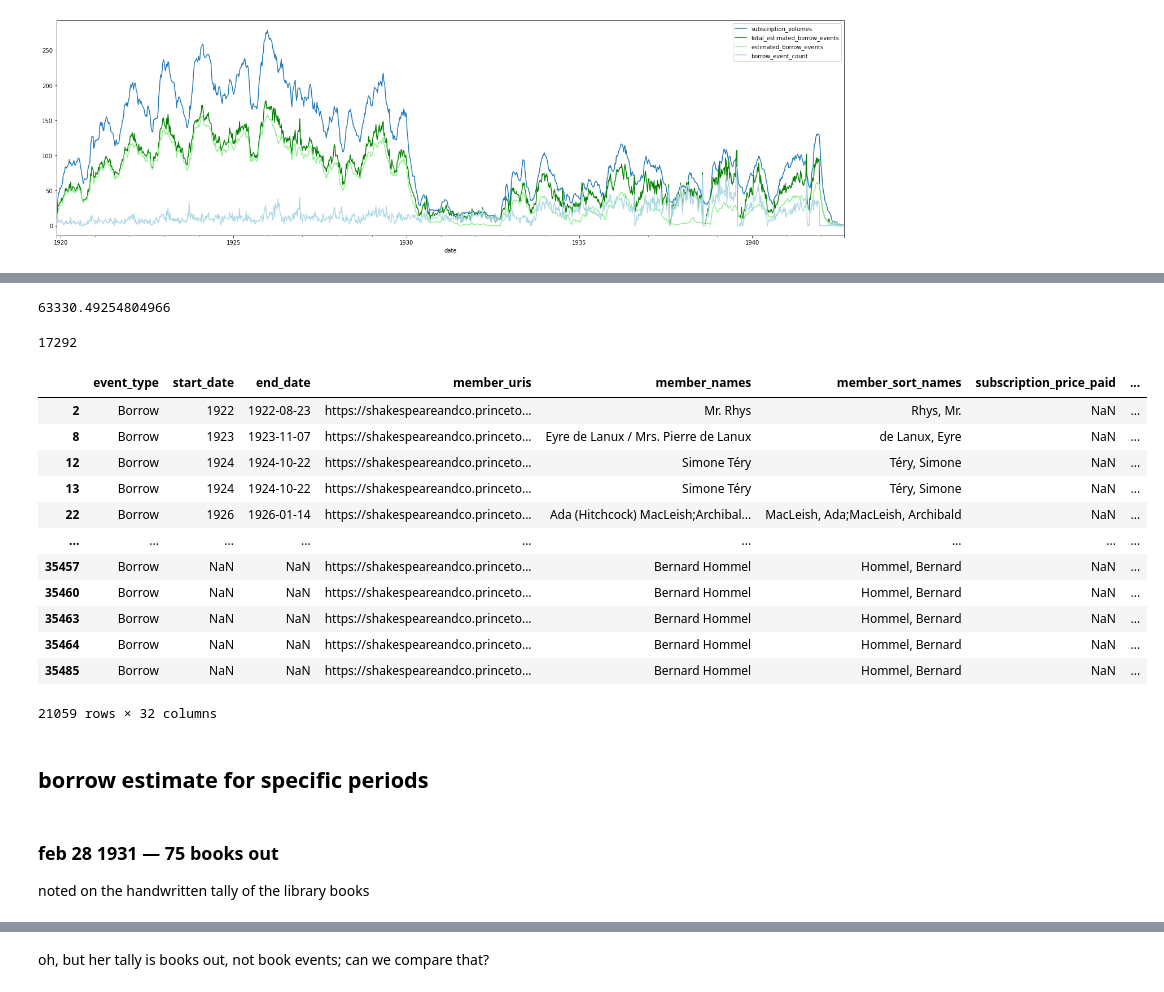
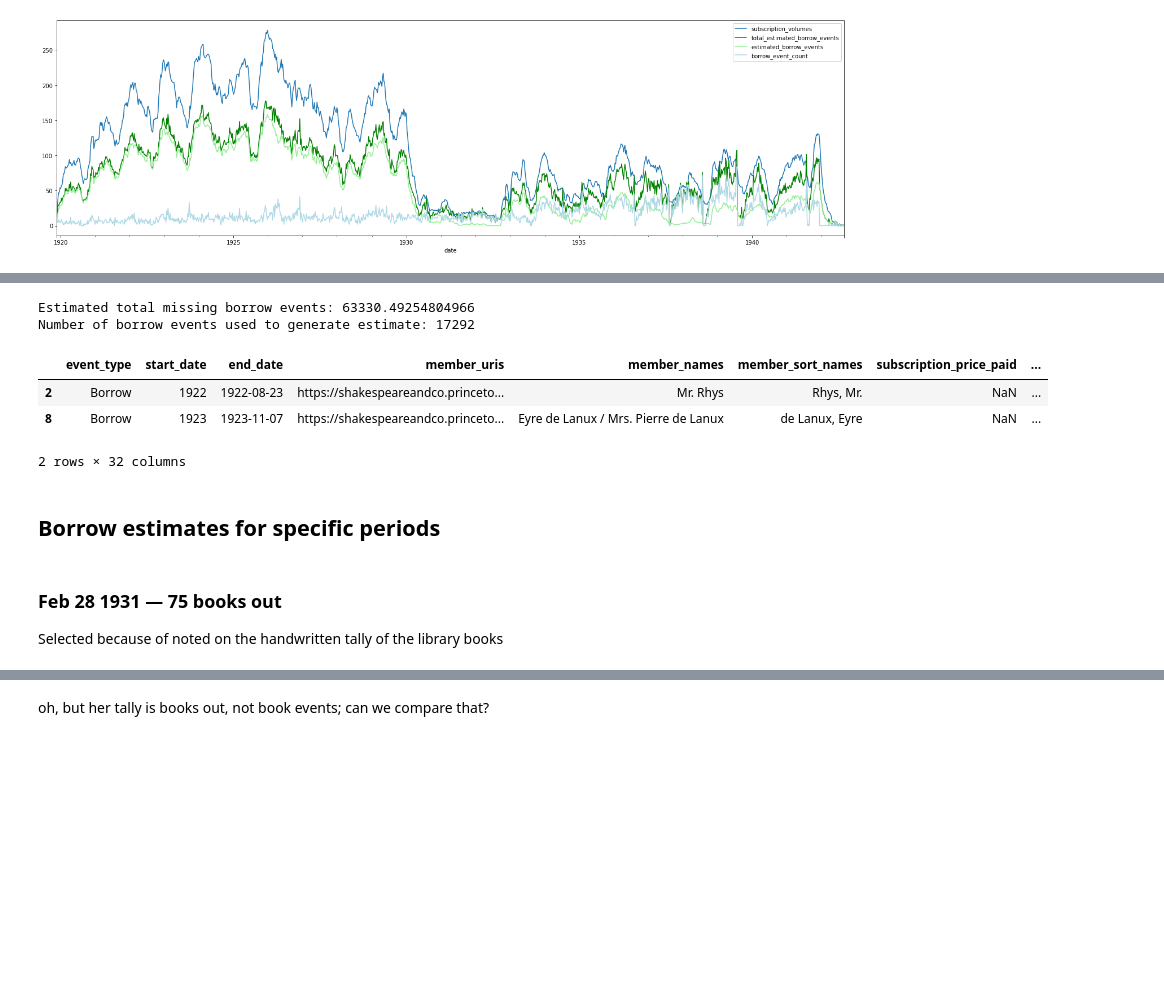
Before and after one commit to rlskoeser/shxco-missingdata-specreading, a Jupyter notebook: missing_data/ScoMissingBorrowingActivity.ipynb, the cells around one changed output, grey strips where cells are left out. Drawn from its saved outputs; the diff is of its cells as text; code cells hidden in the pictures; blank space fills up the shorter version.

```diff
--- a/missing_data/ScoMissingBorrowingActivity.ipynb
+++ b/missing_data/ScoMissingBorrowingActivity.ipynb
@@ -38 +18,4 @@ events_df["item_id"] = events_df.item_uri.apply(
+# %%
+events_df, members_df, _, _  = load_initial_data()
+events_df = process_events_data(events_df)
 # %% [markdown]
@@ -594,38 +603,28 @@ borrowing_weekly[['date', 'borrow_event_count', 'estimated_borrow_events']].plot
 [figure]
-# %%
-# how about some numbers?
-
-# total number of estimated missing borrow events based on known subscriptions
-est_total_missing_borrows = borrowing_weekly.estimated_borrow_events.sum()
-est_total_missing_borrows
-# %% [output]
-63330.49254804966
-# %%
-# how many borrow events did we use to generate our estimate?
-total_borrows_used_to_estimate =  borrows_within_subscriptions.shape[0]
-total_borrows_used_to_estimate
-# %% [output]
-17292
+# %%
+# Calculate the total number of estimated missing borrow events based on known subscriptions.
+# This can give us an idea of how many borrow events might be missing from our data.
+est_total_missing_borrows = borrowing_weekly.estimated_borrow_events.sum()
+print(f"Estimated total missing borrow events: {est_total_missing_borrows}")
+
+# Calculate the number of borrow events that were used to generate our estimate.
+# This can help us understand the size of the sample that our estimate is based on.
+total_borrows_used_to_estimate =  borrows_within_subscriptions.shape[0]
+print(f"Number of borrow events used to generate estimate: {total_borrows_used_to_estimate}")
+# %% [output]
+Estimated total missing borrow events: 63330.49254804966
+Number of borrow events used to generate estimate: 17292
 # %%
 all_borrows = events_df[events_df.event_type == 'Borrow']
-all_borrows
+all_borrows.head(2)
 # %% [output]
 |  | event_type | start_date | end_date | member_uris | member_names | member_sort_names | subscription_price_paid | ... |
 | 2 | Borrow | 1922 | 1922-08-23 | https://shakespeareandco.princeto... | Mr. Rhys | Rhys, Mr. | NaN | ... |
 | 8 | Borrow | 1923 | 1923-11-07 | https://shakespeareandco.princeto... | Eyre de Lanux / Mrs. Pierre de Lanux | de Lanux, Eyre | NaN | ... |
-| 12 | Borrow | 1924 | 1924-10-22 | https://shakespeareandco.princeto... | Simone Téry | Téry, Simone | NaN | ... |
-| 13 | Borrow | 1924 | 1924-10-22 | https://shakespeareandco.princeto... | Simone Téry | Téry, Simone | NaN | ... |
-| 22 | Borrow | 1926 | 1926-01-14 | https://shakespeareandco.princeto... | Ada (Hitchcock) MacLeish;Archibal... | MacLeish, Ada;MacLeish, Archibald | NaN | ... |
-| ... | ... | ... | ... | ... | ... | ... | ... | ... |
-| 35457 | Borrow | NaN | NaN | https://shakespeareandco.princeto... | Bernard Hommel | Hommel, Bernard | NaN | ... |
-| 35460 | Borrow | NaN | NaN | https://shakespeareandco.princeto... | Bernard Hommel | Hommel, Bernard | NaN | ... |
-| 35463 | Borrow | NaN | NaN | https://shakespeareandco.princeto... | Bernard Hommel | Hommel, Bernard | NaN | ... |
-| 35464 | Borrow | NaN | NaN | https://shakespeareandco.princeto... | Bernard Hommel | Hommel, Bernard | NaN | ... |
-| 35485 | Borrow | NaN | NaN | https://shakespeareandco.princeto... | Bernard Hommel | Hommel, Bernard | NaN | ... |
-21059 rows × 32 columns
+2 rows × 32 columns
 # %% [markdown]
-## borrow estimate for specific periods
+## Borrow estimates for specific periods
 # %% [markdown]
-### feb 28 1931 — 75 books out
+### Feb 28 1931 — 75 books out
 
-noted on the handwritten tally of the library books
+Selected because of noted on the handwritten tally of the library books
```
Also changed, not shown: parts of 99 cells of this notebook, 1 other file.
